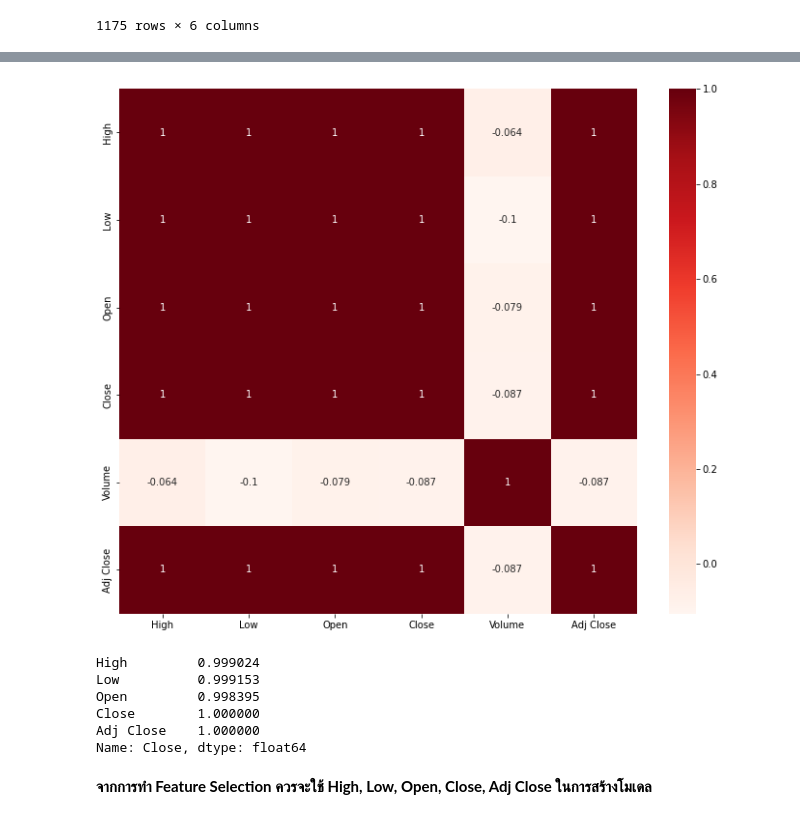
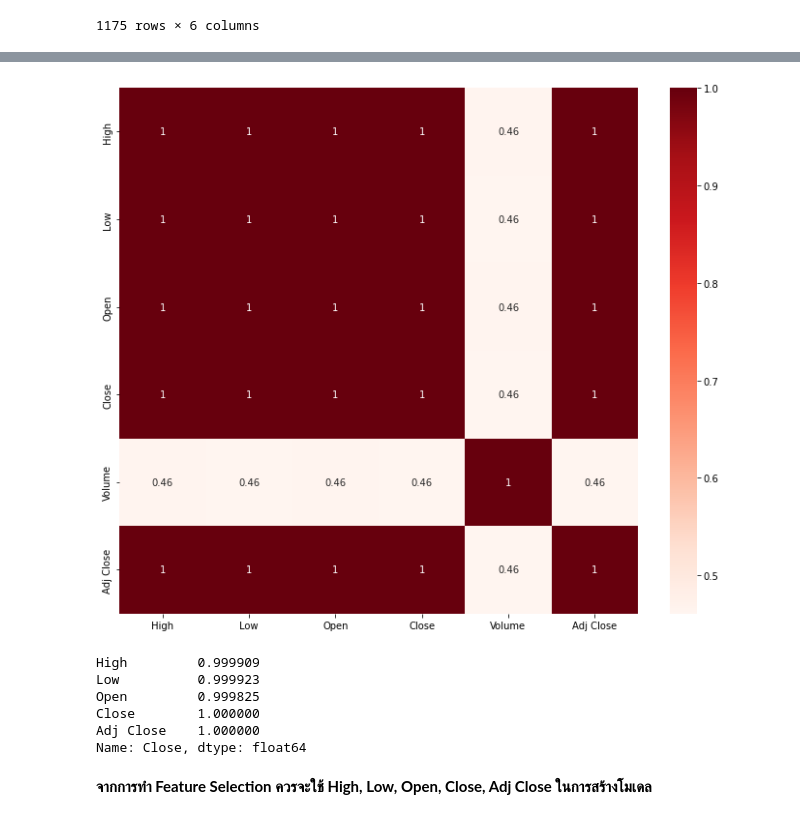
Before and after one commit to pro10150/stock-prediction, a Jupyter notebook: stock-prediction.ipynb, the cells around one changed output, grey strips where cells are left out. Cells and saved outputs as stored; diff of their text form; code cells hidden in the pictures.

```diff
--- a/stock-prediction.ipynb
+++ b/stock-prediction.ipynb
@@ -62,6 +102,6 @@ hsi
 # %%
-ftse = pdr.get_data_yahoo("000001.SS", start="2017-01-01", end="2021-12-31")
-ftse
+sse = pdr.get_data_yahoo("000001.SS", start="2017-01-01", end="2021-12-31")
+sse
 # %% [output]
 |  | High | Low | Open | Close | Volume | Adj Close |
 | Date |  |  |  |  |  |  |
@@ -77,3 +117,6 @@ ftse
 | 2021-11-04 | 3527.949951 | 3503.010010 | 3505.889893 | 3526.870117 | 319400 | 3526.870117 |
 | 2021-11-05 | 3525.870117 | 3491.459961 | 3520.209961 | 3491.570068 | 354500 | 3491.570068 |
 1175 rows × 6 columns
+# %%
+df = pd.concat([dji,n225,hsi,sse], keys=['DJI','N225','HSI','SSE'])
+df
@@ -80,19 +138,19 @@ ftse
 # %%
 # Using Pearson Correlation
 plt.figure(figsize=(12,10))
-cor = dji.corr()
+cor = df.corr()
 sns.heatmap(cor, annot=True, cmap=plt.cm.Reds)
 plt.show()
 # %% [output]
-[figure, old version]
+[figure, new version]
 # %%
 cor_target = abs(cor["Close"])
 features = cor_target[cor_target>0.5]
 features
 # %% [output]
-High         0.999024
-Low          0.999153
-Open         0.998395
+High         0.999909
+Low          0.999923
+Open         0.999825
 Close        1.000000
 Adj Close    1.000000
 Name: Close, dtype: float64
```
Also changed, not shown: parts of 9 cells of this notebook.
